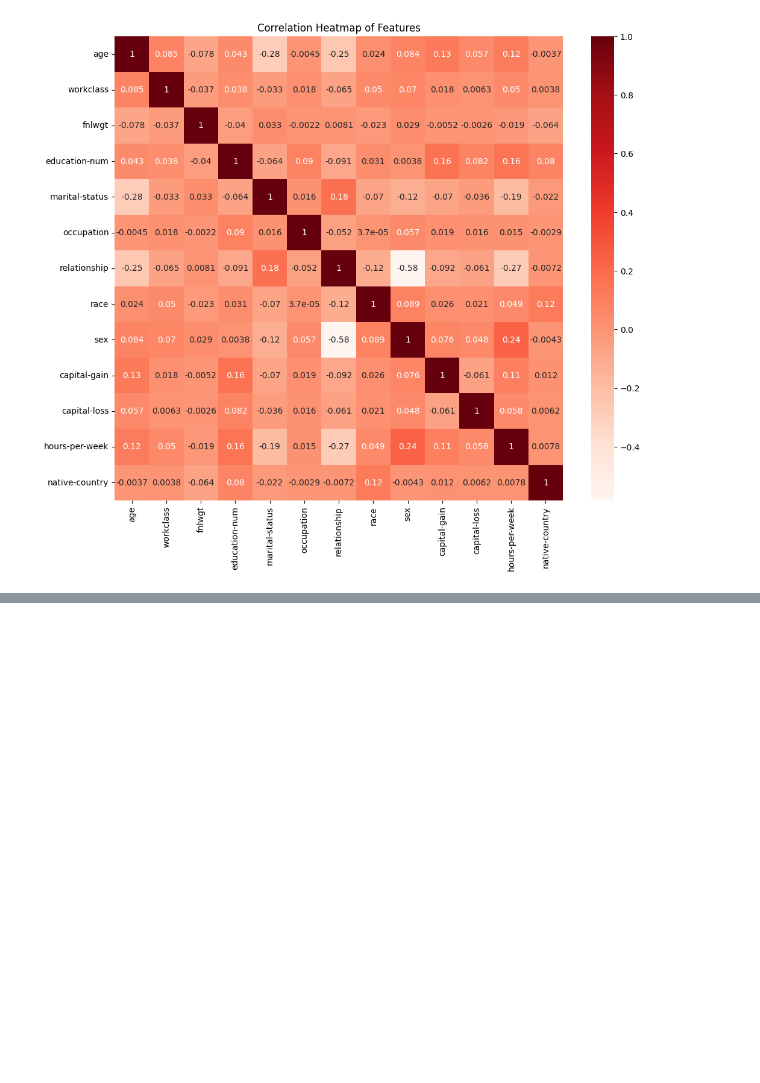
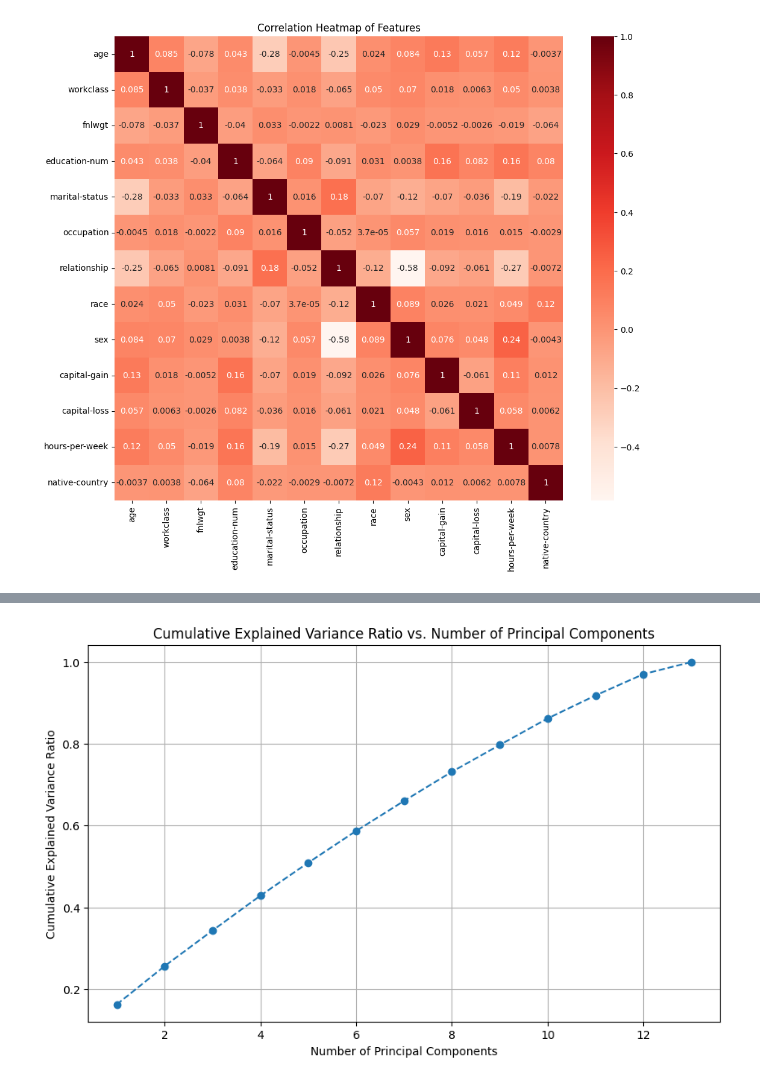
Before and after one commit to PehansiK/Census-Income-Prediction, a Jupyter notebook: Scaling&PCA.ipynb, the cells around one changed output, grey strips where cells are left out. Drawn from its saved outputs; the diff is of its cells as text; code cells hidden in the pictures; blank space fills up the shorter version.

```diff
--- a/Scaling&PCA.ipynb
+++ b/Scaling&PCA.ipynb
@@ -113,0 +116,15 @@ plt.show()
+# %%
+# Instantiate PCA
+pca = PCA()
+# %%
+# Fit and transform the data
+X_pca = pca.fit_transform(X_scaler)
+# %%
+# Get the explained variance ratio for each principal component
+explained_variance = pca.explained_variance_ratio_
+
+# Create a DataFrame to display attribute names and their contributions to explained variance
+df_components = pd.DataFrame({'Attribute': X_scaler.columns, 'Explained Variance Ratio': explained_variance})
+
+print("Explained Variance Ratio for Each Attribute:\n")
+print(df_components)
@@ -113,0 +148,14 @@ plt.show()
+# %%
+# Calculate the cumulative explained variance
+cumulative_explained_variance = explained_variance.cumsum()
+
+# Plot the cumulative explained variance
+plt.figure(figsize=(10, 6))
+plt.plot(range(1, len(cumulative_explained_variance)+1), cumulative_explained_variance, marker='o', linestyle='--')
+plt.xlabel('Number of Principal Components')
+plt.ylabel('Cumulative Explained Variance Ratio')
+plt.title('Cumulative Explained Variance Ratio vs. Number of Principal Components')
+plt.grid(True)
+plt.show()
+# %% [output]
+[figure, added]
```
Also changed, not shown: parts of 4 cells of this notebook.
